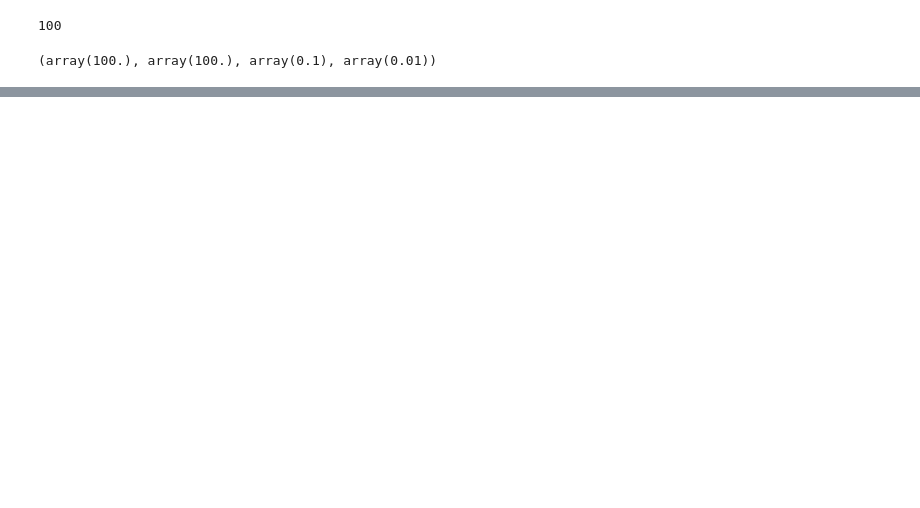
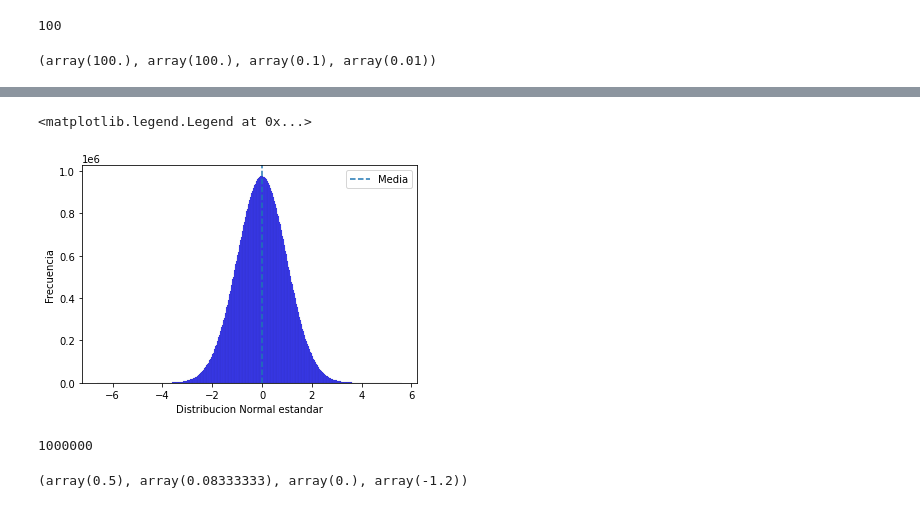
Before and after one commit to pmsorion/fundEstadPython, a Jupyter notebook: Sesion 10A.ipynb, the cells around one changed output, grey strips where cells are left out. Drawn from its saved outputs; the diff is of its cells as text; code cells hidden in the pictures; blank space fills up the shorter version.

Commit message:
Estandarizacion, covarianza y correlacion

```diff
--- a/Sesion 10A.ipynb
+++ b/Sesion 10A.ipynb
@@ -86,0 +119,19 @@ ax.legend()
+# %%
+ax = sns.histplot(data, bins = 500, kde = False, color = 'blue')
+ax.set(xlabel = 'Distribucion Normal estandar', ylabel = 'Frecuencia')
+ax.axvline(x = mean, linestyle = '--', label = 'Media')
+ax.legend()
+# %% [output]
+<matplotlib.legend.Legend at 0x...>
+[figure, added]
+# %%
+from scipy.stats import uniform
+data = uniform.rvs(size = 1000000)
+len(data)
+# %% [output]
+1000000
+# %%
+mean, var, skew, kurt = uniform.stats(moments = 'mvsk')
+mean, var, skew, kurt
+# %% [output]
+(array(0.5), array(0.08333333), array(0.), array(-1.2))
```
Also changed, not shown: parts of 10 cells of this notebook, 2 other files.
